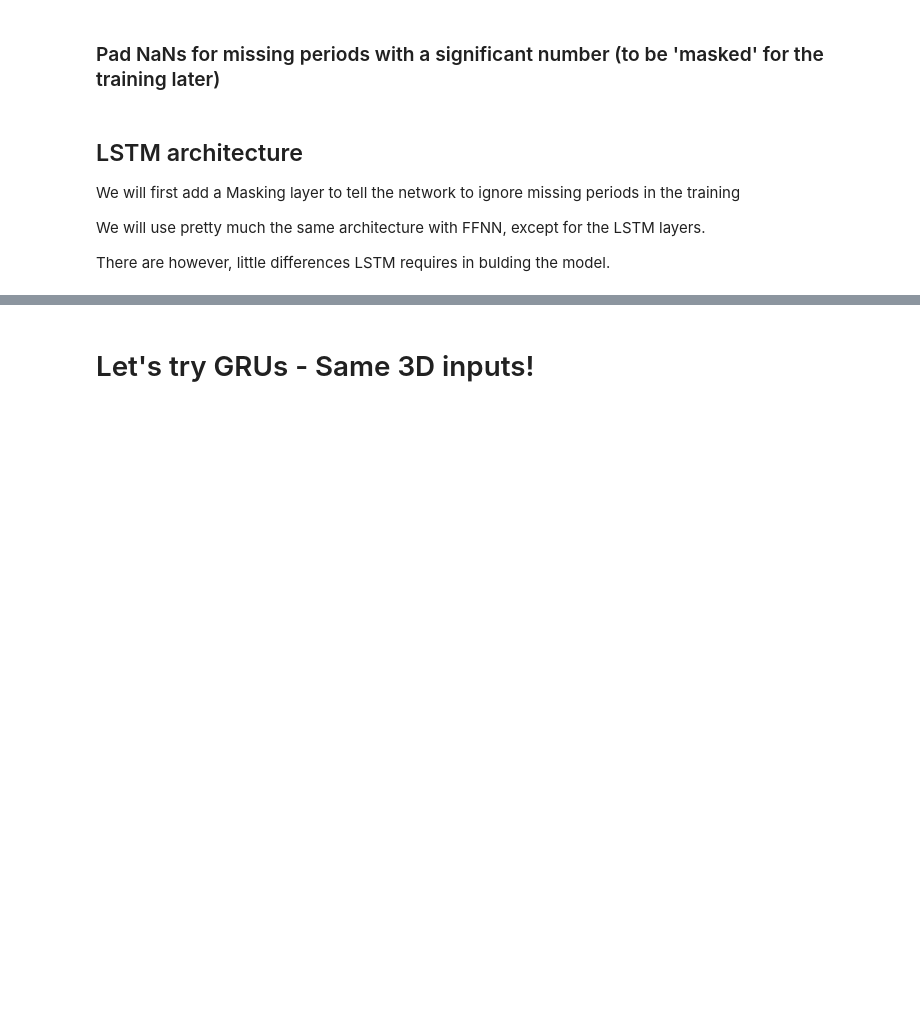
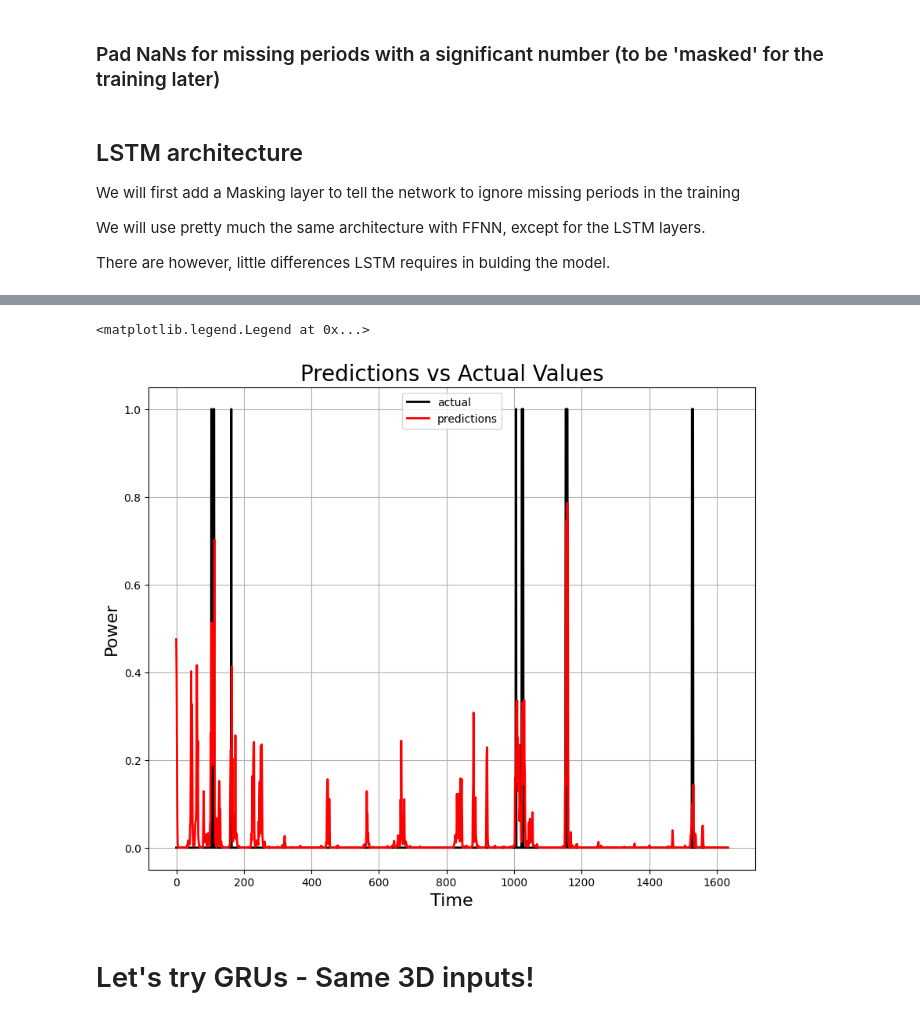
Before and after one commit to Brizzum/Final-project, a Jupyter notebook: LECTURE5-ML-EXAMPLE/TensorflowExercise_BinaryClassification_FFNN_LSTM_Solutions.ipynb, the cells around one changed output, grey strips where cells are left out. Drawn from its saved outputs; the diff is of its cells as text; code cells hidden in the pictures; blank space fills up the shorter version.

```diff
--- a/LECTURE5-ML-EXAMPLE/TensorflowExercise_BinaryClassification_FFNN_LSTM_Solutions.ipynb
+++ b/LECTURE5-ML-EXAMPLE/TensorflowExercise_BinaryClassification_FFNN_LSTM_Solutions.ipynb
@@ -949,0 +967,17 @@ Epoch 30/30
+# %%
+# Make predictions and plot them against the actual values
+predictions = model.predict(test_X)
+
+# plot the predictions
+plt.figure(figsize=(10,8))
+
+plt.plot(test_Y, 'k', label='actual', linewidth=2)
+plt.plot(predictions,'-r', label='predictions', linewidth=2)
+plt.grid(True)
+
+plt.title('Predictions vs Actual Values', fontsize=20)
+plt.xlabel('Time', fontsize=16)
+plt.ylabel('Power', fontsize=16)
+
+plt.legend()
+# %% [output]
@@ -950,3 +985,5 @@ Epoch 30/30
+<matplotlib.legend.Legend at 0x...>
+[figure, added]
 # %% [markdown]
 # Let's try GRUs - Same 3D inputs!
 # %%
```
Also changed, not shown: parts of 10 cells of this notebook, 1 other file.
